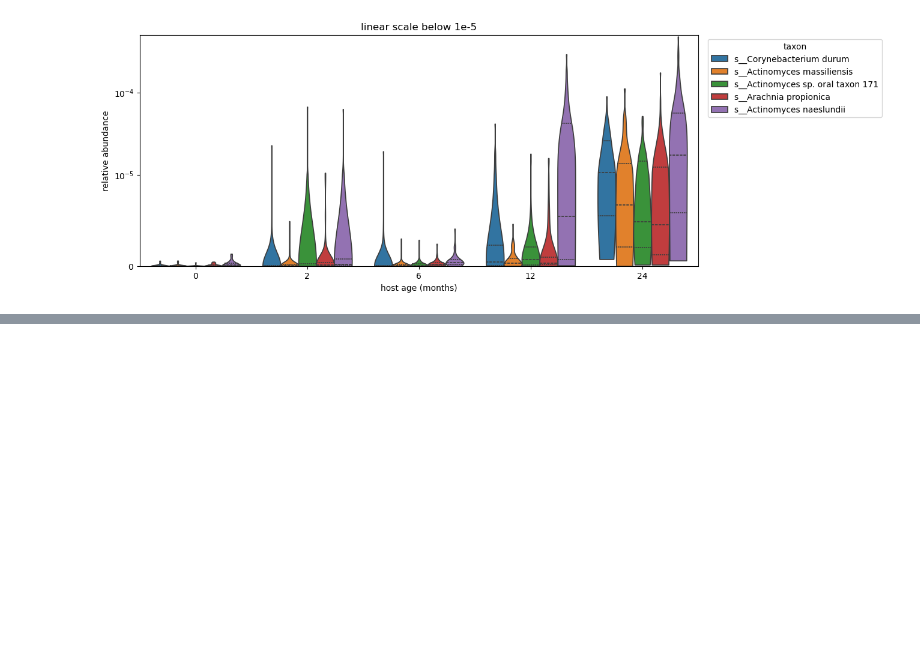
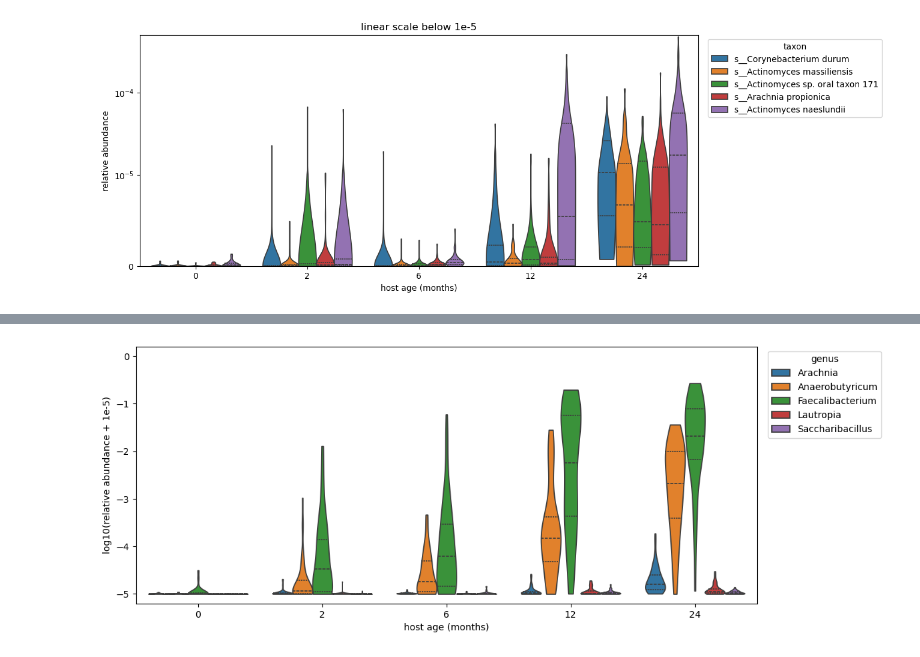
Before and after one commit to tpayer-eng/MicroOdyssey, a Jupyter notebook: scripts/05_ML/featureimportance.ipynb, the cells around one changed output, grey strips where cells are left out. Drawn from its saved outputs; the diff is of its cells as text; code cells hidden in the pictures; blank space fills up the shorter version.

```diff
--- a/scripts/05_ML/featureimportance.ipynb
+++ b/scripts/05_ML/featureimportance.ipynb
@@ -151 +174,22 @@ plt.show()
+# %%
+rel_genus = ft_genus.div(ft_genus.sum(axis=1), axis=0)
+top4 = imp_genus.drop("unassigned_genus", errors="ignore").index[:5]
+
+pseudo = 1e-5   # keep identical to the other plot
+
+long = (rel_genus[top4]
+        .assign(timepoint=y.astype(int).values)
+        .melt(id_vars="timepoint", var_name="genus", value_name="rel_abundance"))
+long["log_abund"] = np.log10(long["rel_abundance"] + pseudo)
+
+fig, ax = plt.subplots(figsize=(12, 5))
+sns.violinplot(data=long, x="timepoint", y="log_abund", hue="genus",
+               order=[0, 2, 6, 12, 24], cut=0, inner="quartile",
+               density_norm="width", ax=ax)
+ax.set(xlabel="host age (months)", ylabel="log10(relative abundance + 1e-5)")
+ax.set_ylim(-5.2, 0.2)   # same limits as the other plot
+ax.legend(title="genus", bbox_to_anchor=(1.01, 1), loc="upper left")
+plt.show()
+# %% [output]
+[figure, added]
 # %% [markdown]
```
Also changed, not shown: parts of 10 cells of this notebook, 26 other files.
